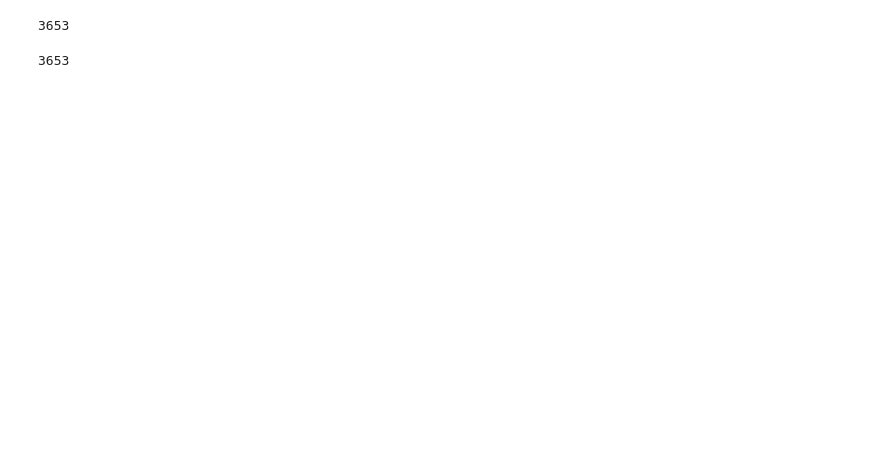
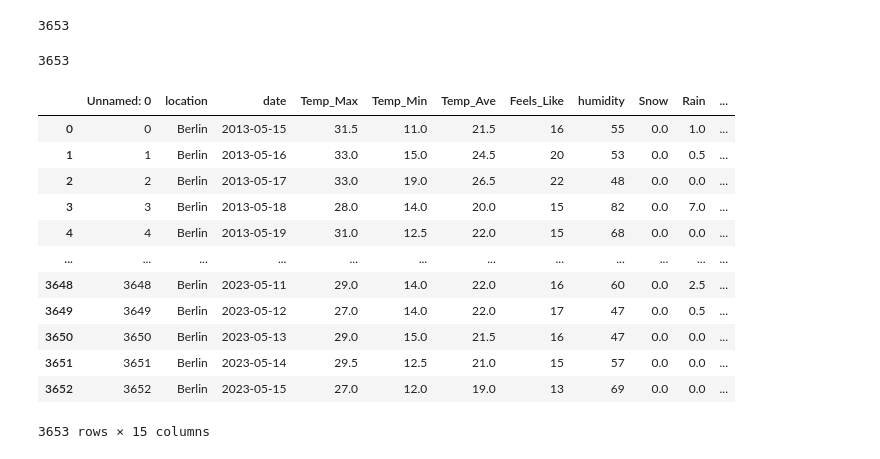
Before and after one commit to moshikco6/-Weather-Forecast, a Jupyter notebook: WeatherForecastJN.ipynb, the cells around one changed output. Drawn from its saved outputs; the diff is of its cells as text; code cells hidden in the pictures; blank space fills up the shorter version.

```diff
--- a/WeatherForecastJN.ipynb
+++ b/WeatherForecastJN.ipynb
@@ -82,0 +122,16 @@ new_df.to_csv("Merge weather.csv")
+# %%
+df_weather
+# %% [output]
+|  | Unnamed: 0 | location | date | Temp_Max | Temp_Min | Temp_Ave | Feels_Like | humidity | Snow | Rain | ... |
+| 0 | 0 | Berlin | 2013-05-15 | 31.5 | 11.0 | 21.5 | 16 | 55 | 0.0 | 1.0 | ... |
+| 1 | 1 | Berlin | 2013-05-16 | 33.0 | 15.0 | 24.5 | 20 | 53 | 0.0 | 0.5 | ... |
+| 2 | 2 | Berlin | 2013-05-17 | 33.0 | 19.0 | 26.5 | 22 | 48 | 0.0 | 0.0 | ... |
+| 3 | 3 | Berlin | 2013-05-18 | 28.0 | 14.0 | 20.0 | 15 | 82 | 0.0 | 7.0 | ... |
+| 4 | 4 | Berlin | 2013-05-19 | 31.0 | 12.5 | 22.0 | 15 | 68 | 0.0 | 0.0 | ... |
+| ... | ... | ... | ... | ... | ... | ... | ... | ... | ... | ... | ... |
+| 3648 | 3648 | Berlin | 2023-05-11 | 29.0 | 14.0 | 22.0 | 16 | 60 | 0.0 | 2.5 | ... |
+| 3649 | 3649 | Berlin | 2023-05-12 | 27.0 | 14.0 | 22.0 | 17 | 47 | 0.0 | 0.5 | ... |
+| 3650 | 3650 | Berlin | 2023-05-13 | 29.0 | 15.0 | 21.5 | 16 | 47 | 0.0 | 0.0 | ... |
+| 3651 | 3651 | Berlin | 2023-05-14 | 29.5 | 12.5 | 21.0 | 15 | 57 | 0.0 | 0.0 | ... |
+| 3652 | 3652 | Berlin | 2023-05-15 | 27.0 | 12.0 | 19.0 | 13 | 69 | 0.0 | 0.0 | ... |
+3653 rows × 15 columns
```
Also changed, not shown: parts of 10 cells of this notebook, 2 other files.
